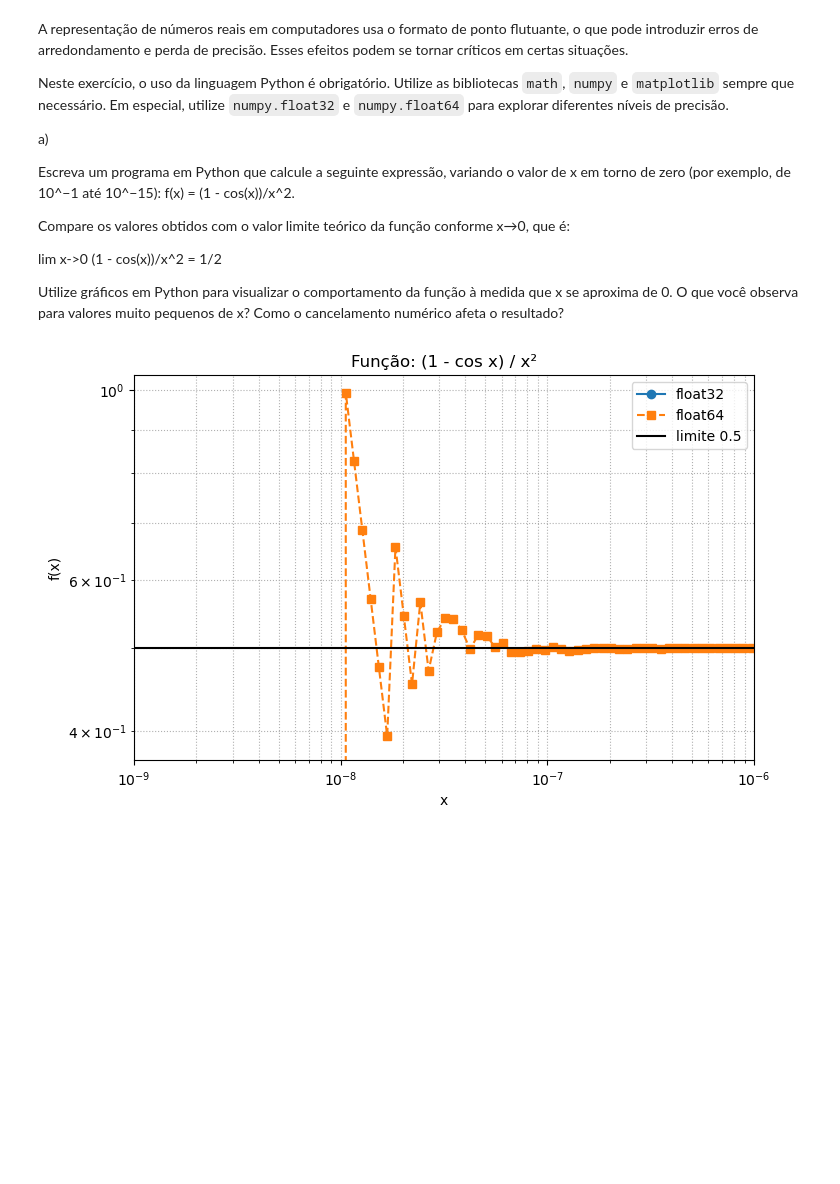
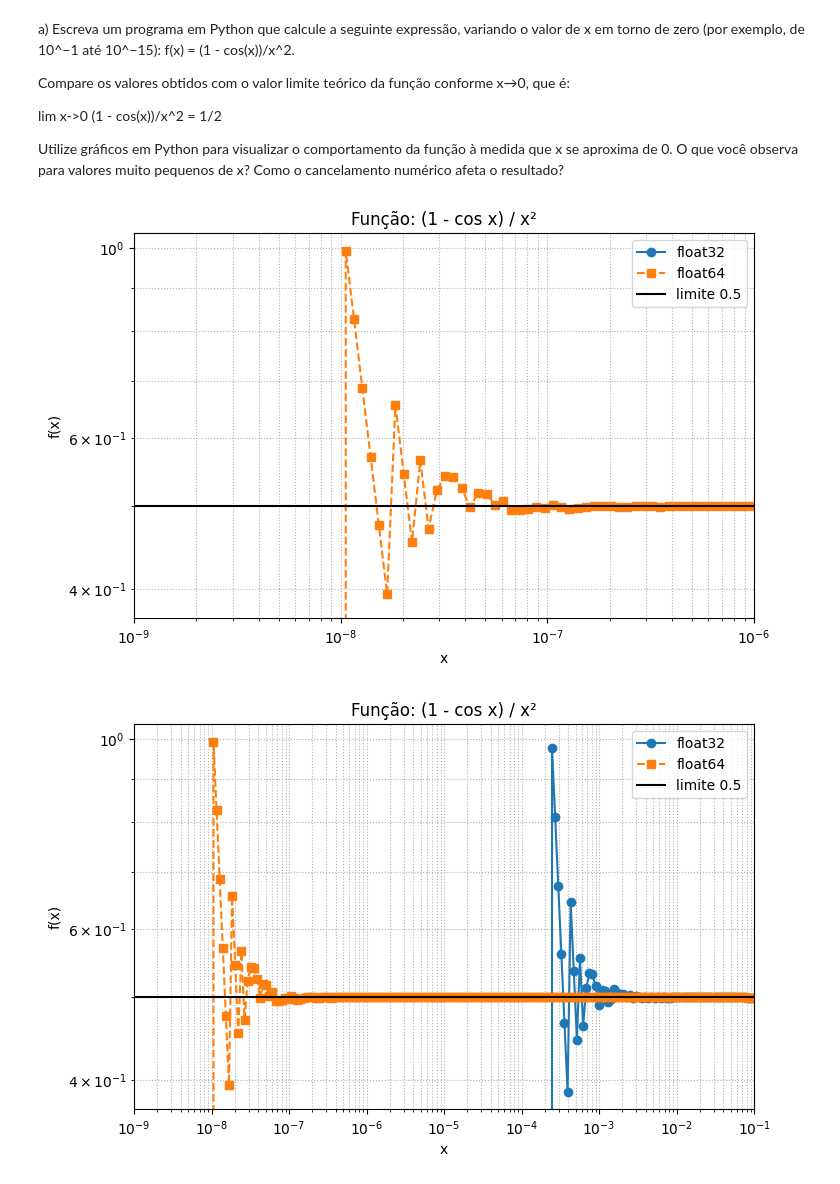
Before and after one commit to lucasfloza/av6, a Jupyter notebook: q1.ipynb, the cells around one changed output. Cells and saved outputs as stored; diff of their text form; code cells hidden in the pictures; blank space fills up the shorter version.

```diff
--- a/q1.ipynb
+++ b/q1.ipynb
@@ -1,11 +1,5 @@
 # %% [markdown]
-A representação de números reais em computadores usa o formato de ponto flutuante, o que pode introduzir erros de arredondamento e perda de precisão. Esses efeitos podem se tornar críticos em certas situações.
-
-Neste exercício, o uso da linguagem Python é obrigatório. Utilize as bibliotecas `math`, `numpy` e `matplotlib` sempre que necessário. Em especial, utilize `numpy.float32` e `numpy.float64` para explorar diferentes níveis de precisão.
-
-a)
-
-Escreva um programa em Python que calcule a seguinte expressão, variando o valor de x em torno de zero (por exemplo, de 10^−1 até 10^−15): f(x) = (1 - cos(x))/x^2.
+a) Escreva um programa em Python que calcule a seguinte expressão, variando o valor de x em torno de zero (por exemplo, de 10^−1 até 10^−15): f(x) = (1 - cos(x))/x^2.
 
 Compare os valores obtidos com o valor limite teórico da função conforme x→0, que é:
 
@@ -19,33 +13,46 @@ import matplotlib.pyplot as plt
 
 def funcao(x, dtype=np.float64):
     """
-    Cálculo direto: (1 - cos(x)) / x^2
+    f(x)= (1 - cos(x)) / x^2
     """
     x = np.array(x, dtype=dtype)
     return (1 - np.cos(x)) / (x ** 2)
 
 # escala logarítmica de x
 lista_de_x = np.logspace(-20, 0, num=500)
 
 # float32 e float64, para cada fórmula
 funcao_float32 = funcao(lista_de_x, dtype=np.float32)
 funcao_float64 = funcao(lista_de_x, dtype=np.float64)
 
 # valor teórico do limite
 theoretical = 0.5
 
 # === Plot de f(x) ===
 plt.figure(figsize=(8,5))
 plt.loglog(lista_de_x, funcao_float32, 'o-', label='float32')
 plt.loglog(lista_de_x, funcao_float64, 's--', label='float64')
 plt.axhline(theoretical, color='k', label='limite 0.5')
 plt.xlim(1e-9, 1e-6)
 plt.xlabel('x')
 plt.ylabel('f(x)')
 plt.title('Função: (1 - cos x) / x²')
 plt.legend()
 plt.grid(True, which='both', ls=':')
 plt.show()
+
+plt.figure(figsize=(8,5))
+plt.loglog(lista_de_x, funcao_float32, 'o-', label='float32')
+plt.loglog(lista_de_x, funcao_float64, 's--', label='float64')
+plt.axhline(theoretical, color='k', label='limite 0.5')
+plt.xlim(1e-9, 1e-1)
+plt.xlabel('x')
+plt.ylabel('f(x)')
+plt.title('Função: (1 - cos x) / x²')
+plt.legend()
+plt.grid(True, which='both', ls=':')
+plt.show()
 # %% [output]
-[figure, old version]
+[figure, new version]
+[figure, added]
 # %% [markdown]
```
Also changed, not shown: parts of 11 cells of this notebook.
